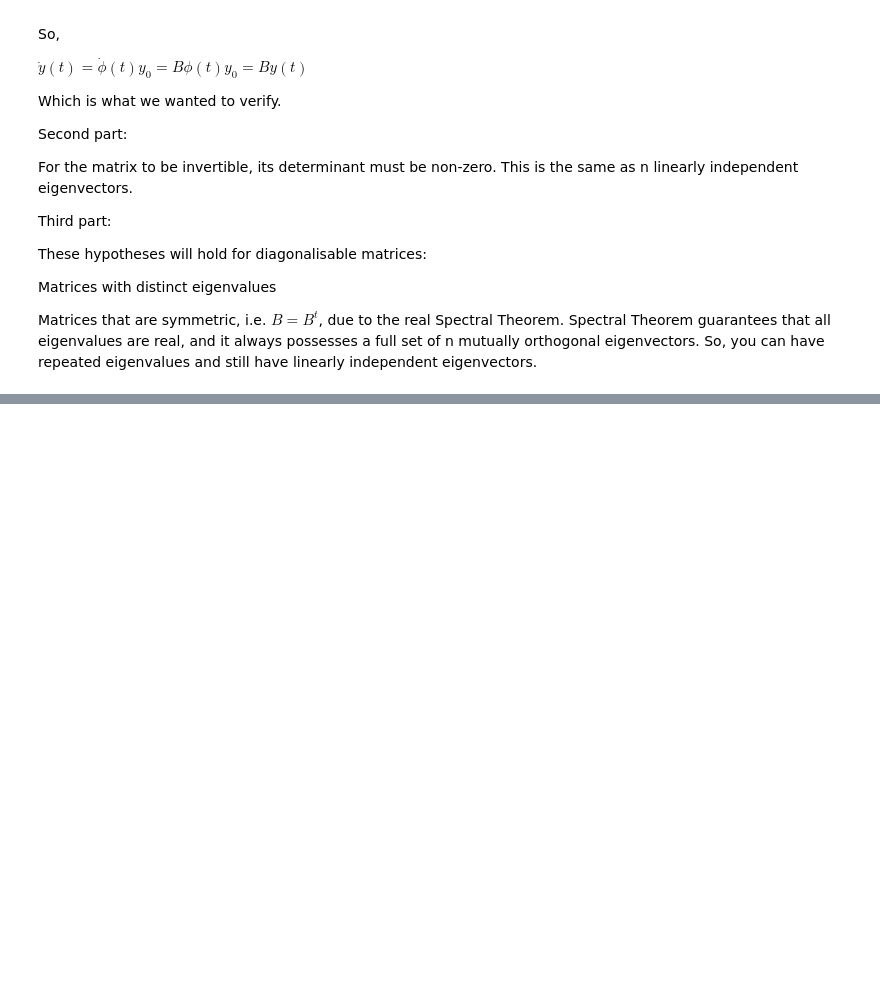
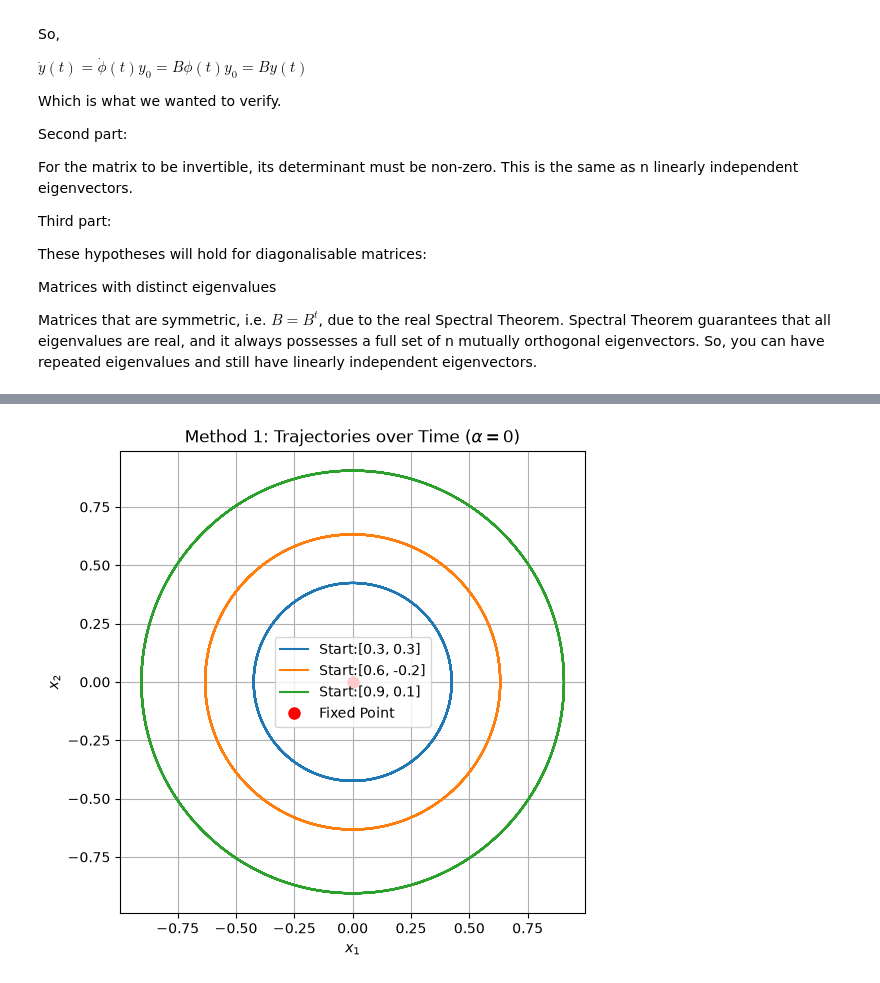
Before and after one commit to Sean26-iti/ShortCourseforMathematicalNeuro, a Jupyter notebook: E&HChapterTwo.ipynb, the cells around one changed output, grey strips where cells are left out. Cells and saved outputs as stored; diff of their text form; code cells hidden in the pictures; blank space fills up the shorter version.

```diff
--- a/E&HChapterTwo.ipynb
+++ b/E&HChapterTwo.ipynb
@@ -68,0 +129,24 @@ My interpretation: If the Jacobian has no solely imaginary ($1+2i$ is accepted)
+# %%
+# Setup
+t_span=(0,50)
+t_eval = np.linspace(0, 50, 2000)
+alpha_val = 0
+initial_conditions = [[0.3,0.3], [0.6,-0.2], [0.9,0.1]]
+
+#The plot
+plt.figure(figsize=(6,6))
+
+for ic in initial_conditions:
+    sol = solve_ivp(degenerate_system, t_span, ic, args=(alpha_val,), t_eval = t_eval)
+    plt.plot(sol.y[0], sol.y[1], label = f"Start:{ic}")
+
+plt.plot(0,0, 'ro', markersize = 8, label= "Fixed Point")
+plt.title(r"Method 1: Trajectories over Time ($\alpha = 0$)")
+plt.xlabel("$x_1$")
+plt.ylabel("$x_2$")
+plt.axis('equal')
+plt.grid(True)
+plt.legend()
+plt.show()
+# %% [output]
+[figure, added]
```
Also changed, not shown: parts of 9 cells of this notebook.
